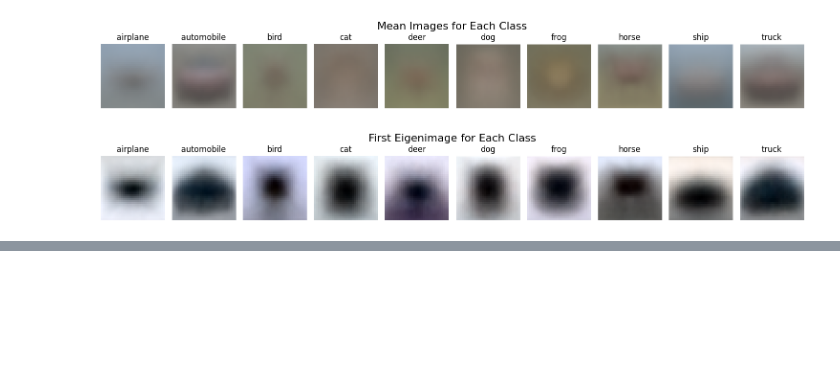
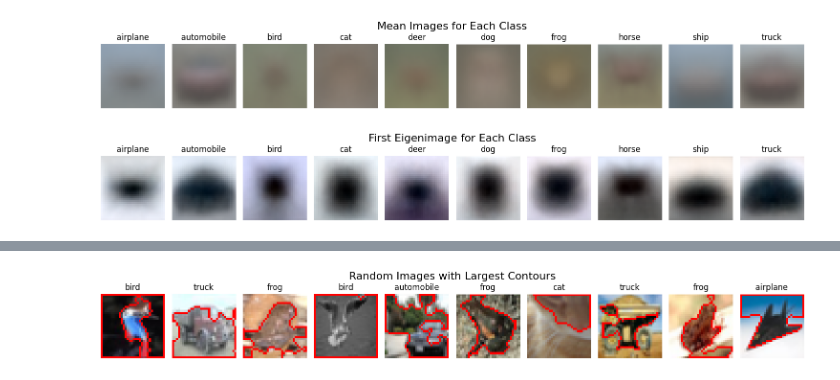
Before and after one commit to SnowdasNeves/wildlife-image-classifier, a Jupyter notebook: cifar10-eda.ipynb, the cells around one changed output, grey strips where cells are left out. Saved outputs shown, nothing was run; the diff lists cells and outputs as text; code cells hidden in the pictures; blank space fills up the shorter version.

Commit message:
added contour detection

```diff
--- a/cifar10-eda.ipynb
+++ b/cifar10-eda.ipynb
@@ -247,0 +257,31 @@ eingen_img(train_set)
+# %%
+# A lot of contours fail to capture correct subject outline
+def plot_contours(dataset, num_images=10):
+    fig, axes = plt.subplots(1, num_images, figsize=(15, 2))
+    sampled_images = random.sample(list(dataset), num_images)
+
+    for i, (img, label) in enumerate(sampled_images):
+        img_np = np.transpose(img.numpy(), (1, 2, 0))
+        gray = cv2.cvtColor((img_np * 255).astype('uint8'), cv2.COLOR_RGB2GRAY)
+        blurred = cv2.GaussianBlur(gray, (5, 5), 0)
+        _, binary = cv2.threshold(blurred, 50, 255, cv2.THRESH_BINARY_INV + cv2.THRESH_OTSU)
+
+        contours, _ = cv2.findContours(binary, cv2.RETR_EXTERNAL, cv2.CHAIN_APPROX_SIMPLE)
+
+        if contours:
+            largest_contour = max(contours, key=cv2.contourArea)
+            img_with_contour = cv2.drawContours(img_np.copy(), [largest_contour], -1, (1, 0, 0), 1)
+        else:
+            img_with_contour = img_np
+
+        axes[i].imshow(img_with_contour)
+        axes[i].axis('off')
+        axes[i].set_title(dataset.classes[label])
+
+    plt.suptitle("Random Images with Largest Contours", fontsize=16)
+    plt.tight_layout()
+    plt.show()
+
+plot_contours(train_set, num_images=10)
+# %% [output]
+[figure, added]
```
Also changed, not shown: parts of 11 cells of this notebook.
